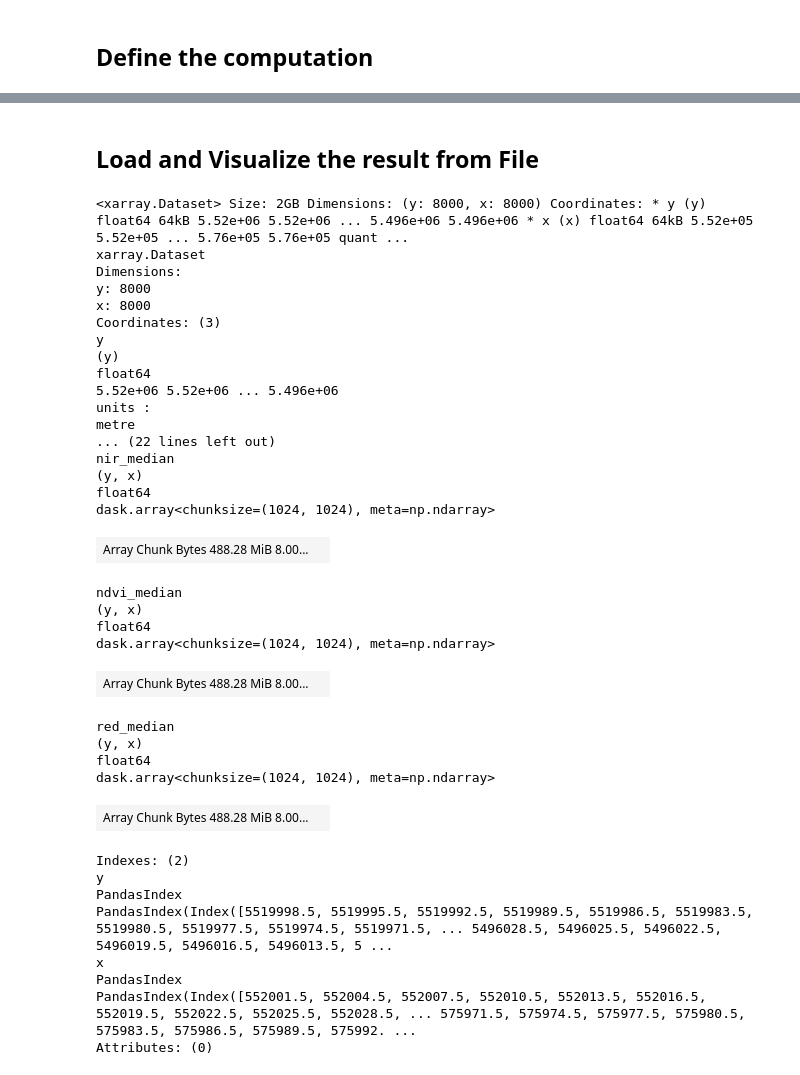
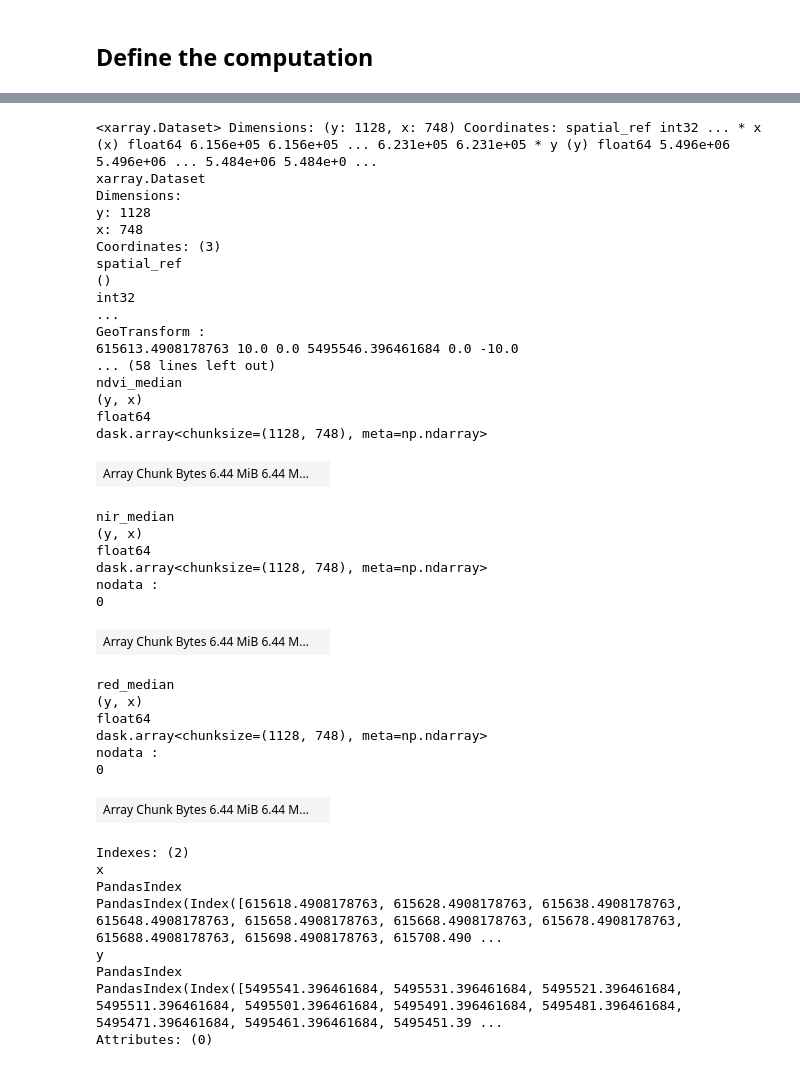
Before and after one commit to DLR-terrabyte/eo-examples, a Jupyter notebook: datasets/planet_fusion.ipynb, the cells around one changed output, grey strips where cells are left out. Cells and saved outputs as stored; diff of their text form; code cells hidden in the pictures.

```diff
--- a/datasets/planet_fusion.ipynb
+++ b/datasets/planet_fusion.ipynb
@@ -257,7 +467,7 @@ INFO:distributed.core:Starting established connection to tcp://127.0.0.1:60618
 # %%
 %%time
 
-filename = os.path.join(dir_out, "PlanetFusion_median.zarr")
+filename = os.path.join(dir_out, "S2_median.zarr")
 #ignore invalid value encountered in divide warning (ndvi divide by zero)
 delayed = median.to_zarr(filename, mode='w', compute=False, consolidated=True)
 dask.compute(delayed)
@@ -269,46 +479,48 @@ Wall time: 3min 53s
 client.cluster.close()
 time.sleep(5)
 client.close()
-# %% [markdown]
-## Load and Visualize the result from File
 # %%
-result = xarray.open_zarr(filename)
-result
+result_s2 = xarray.open_zarr(filename)
+result_s2
 # %% [output]
-<xarray.Dataset> Size: 2GB Dimensions: (y: 8000, x: 8000) Coordinates: * y (y) float64 64kB 5.52e+06 5.52e+06 ... 5.496e+06 5.496e+06 * x (x) float64 64kB 5.52e+05 5.52e+05 ... 5.76e+05 5.76e+05 quant ...
+<xarray.Dataset> Dimensions: (y: 1128, x: 748) Coordinates: spatial_ref int32 ... * x (x) float64 6.156e+05 6.156e+05 ... 6.231e+05 6.231e+05 * y (y) float64 5.496e+06 5.496e+06 ... 5.484e+06 5.484e+0 ...
 xarray.Dataset
 Dimensions:
-y: 8000
-x: 8000
+y: 1128
+x: 748
 Coordinates: (3)
-y
-(y)
-float64
-5.52e+06 5.52e+06 ... 5.496e+06
-units :
-metre
-... (22 lines left out)
-nir_median
+spatial_ref
+()
+int32
+...
+GeoTransform :
+615613.4908178763 10.0 0.0 5495546.396461684 0.0 -10.0
+... (58 lines left out)
+ndvi_median
 (y, x)
 float64
-dask.array<chunksize=(1024, 1024), meta=np.ndarray>
+dask.array<chunksize=(1128, 748), meta=np.ndarray>
-| Array Chunk Bytes 488.28 MiB 8.00... |  |
+| Array Chunk Bytes 6.44 MiB 6.44 M... |  |
-ndvi_median
+nir_median
 (y, x)
 float64
-dask.array<chunksize=(1024, 1024), meta=np.ndarray>
+dask.array<chunksize=(1128, 748), meta=np.ndarray>
+nodata :
+0
-| Array Chunk Bytes 488.28 MiB 8.00... |  |
+| Array Chunk Bytes 6.44 MiB 6.44 M... |  |
 red_median
 (y, x)
 float64
-dask.array<chunksize=(1024, 1024), meta=np.ndarray>
+dask.array<chunksize=(1128, 748), meta=np.ndarray>
+nodata :
+0
-| Array Chunk Bytes 488.28 MiB 8.00... |  |
+| Array Chunk Bytes 6.44 MiB 6.44 M... |  |
 Indexes: (2)
+x
+PandasIndex
+PandasIndex(Index([615618.4908178763, 615628.4908178763, 615638.4908178763, 615648.4908178763, 615658.4908178763, 615668.4908178763, 615678.4908178763, 615688.4908178763, 615698.4908178763, 615708.490 ...
 y
 PandasIndex
-PandasIndex(Index([5519998.5, 5519995.5, 5519992.5, 5519989.5, 5519986.5, 5519983.5, 5519980.5, 5519977.5, 5519974.5, 5519971.5, ... 5496028.5, 5496025.5, 5496022.5, 5496019.5, 5496016.5, 5496013.5, 5 ...
-x
-PandasIndex
-PandasIndex(Index([552001.5, 552004.5, 552007.5, 552010.5, 552013.5, 552016.5, 552019.5, 552022.5, 552025.5, 552028.5, ... 575971.5, 575974.5, 575977.5, 575980.5, 575983.5, 575986.5, 575989.5, 575992. ...
+PandasIndex(Index([5495541.396461684, 5495531.396461684, 5495521.396461684, 5495511.396461684, 5495501.396461684, 5495491.396461684, 5495481.396461684, 5495471.396461684, 5495461.396461684, 5495451.39 ...
 Attributes: (0)
 # %%
```
Also changed, not shown: parts of 39 cells of this notebook, 1 other file.
